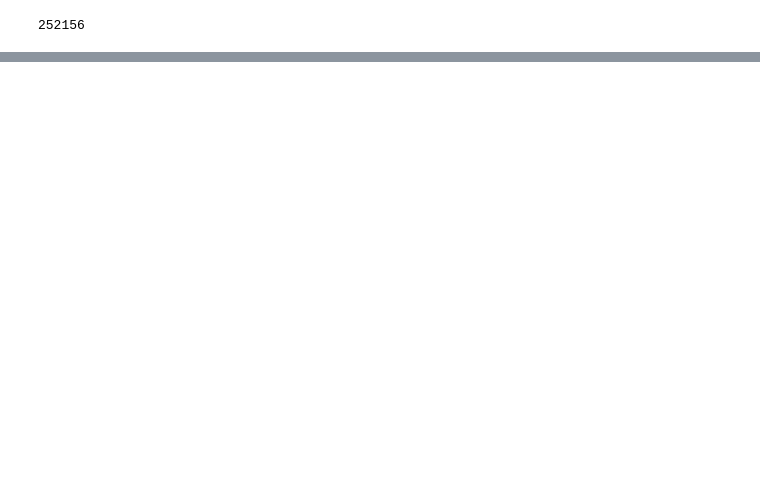
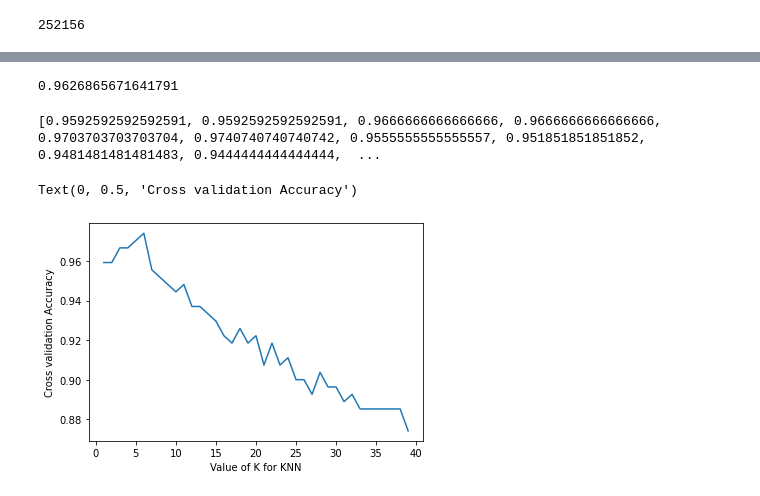
Before and after one commit to hezzi123/Final_Project, a Jupyter notebook: creatingDataForModels.ipynb, the cells around one changed output, grey strips where cells are left out. Cells and saved outputs as stored; diff of their text form; code cells hidden in the pictures; blank space fills up the shorter version.

Commit message:
models with new data

```diff
--- a/creatingDataForModels.ipynb
+++ b/creatingDataForModels.ipynb
@@ -120 +147,3 @@ KeyError: 11
+# %%
+sepsis = sepsis.reset_index(drop=True)
 # %%
@@ -123,0 +332,15 @@ res.head(60)
+# %%
+from sklearn.ensemble import RandomForestClassifier
+rfc = RandomForestClassifier(n_estimators=200) #create the model, The number of trees in the forest.
+
+#Enter the data training to the model, build a forest of trees from the training set.
+rfc.fit(X_train, Y_train)
+
+#Predict class for X.
+pred_rfc = rfc.predict(X_test)
+print(pred_rfc)
+
+#Accuracy percentages
+accuracy =  rfc.score(X_test, Y_test)
+
+print('% Random forest classifier accuracy:', accuracy*100)
@@ -123,0 +355,34 @@ res.head(60)
+# %%
+from sklearn.neighbors import KNeighborsClassifier
+from sklearn import metrics
+
+#create the model
+knn = KNeighborsClassifier(n_neighbors=1)
+
+#Enter the data training to the mode
+knn.fit(X_train, Y_train)
+y_pred = knn.predict(X_test)
+print(metrics.accuracy_score(Y_test, y_pred))
+# %% [output]
+0.9626865671641791
+# %%
+# using cross validation to get the best percentage of success
+
+k_range = list(range(1, 40))
+k_scores = []
+for k in k_range:
+    knn = KNeighborsClassifier(n_neighbors=k,weights='distance',p=1)
+    scores = cross_val_score(knn, X_train, Y_train, cv=10, scoring='accuracy')
+    k_scores.append(scores.mean())
+print(k_scores)
+# %% [output]
+[0.9592592592592591, 0.9592592592592591, 0.9666666666666666, 0.9666666666666666, 0.9703703703703704, 0.9740740740740742, 0.9555555555555557, 0.951851851851852, 0.9481481481481483, 0.9444444444444444,  ...
+# %%
+# graph of the value of k (x) and the cross validation accuracy
+plt.plot(k_range, k_scores)
+#names of x and y
+plt.xlabel('Value of K for KNN')
+plt.ylabel('Cross validation Accuracy')
+# %% [output]
+Text(0, 0.5, 'Cross validation Accuracy')
+[figure, added]
```
Also changed, not shown: parts of 33 cells of this notebook.
